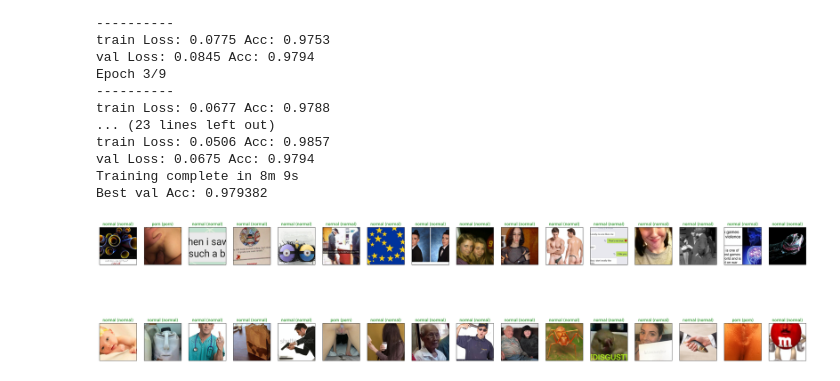
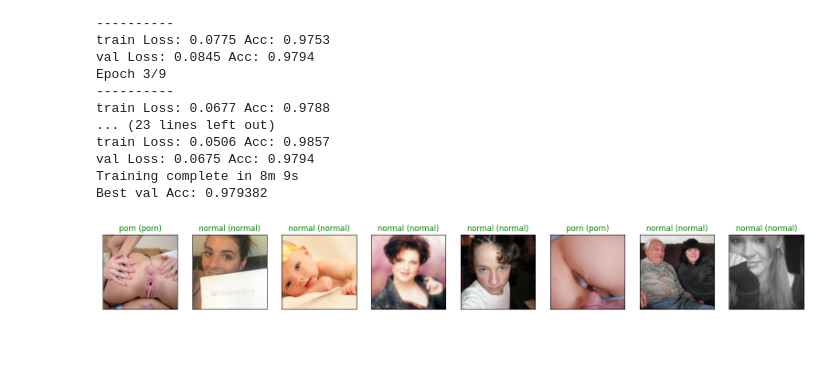
Before and after one commit to guptashrey/Content-Moderation-for-Social-Media, a Jupyter notebook: cnn.ipynb, the cells around one changed output. Drawn from its saved outputs; the diff is of its cells as text; code cells hidden in the pictures; blank space fills up the shorter version.

```diff
--- a/cnn.ipynb
+++ b/cnn.ipynb
@@ -223,32 +224,32 @@ Best val Acc: 0.979382
 # %%
 # Display a batch of predictions
 def visualize_results(model,dataloader,device):
     model = model.to(device) # Send model to GPU if available
     with torch.no_grad():
         model.eval()
         # Get a batch of validation images
         images, labels = next(iter(dataloader))
         images, labels = images.to(device), labels.to(device)
         # Get predictions
         _,preds = torch.max(model(images), 1)
         preds = np.squeeze(preds.cpu().numpy())
         images = images.cpu().numpy()
 
     # Plot the images in the batch, along with predicted and true labels
     fig = plt.figure(figsize=(40, 10))
-    for idx in np.arange(len(preds)):
+    for idx in np.arange(len(preds)//4):
         ax = fig.add_subplot(2, len(preds)//2, idx+1, xticks=[], yticks=[])
         image = images[idx]
         image = image.transpose((1, 2, 0))
         mean = np.array([0.485, 0.456, 0.406])
         std = np.array([0.229, 0.224, 0.225])
         image = std * image + mean
         image = np.clip(image, 0, 1)
         ax.imshow(image)
         ax.set_title("{} ({})".format(class_names[preds[idx]], class_names[labels[idx]]),
                     color=("green" if preds[idx]==labels[idx] else "red"))
     return
 
 visualize_results(net,val_loader,device)
 # %% [output]
-[figure, old version]
+[figure, new version]
```
Also changed, not shown: parts of 1 cell of this notebook, 1 other file.
